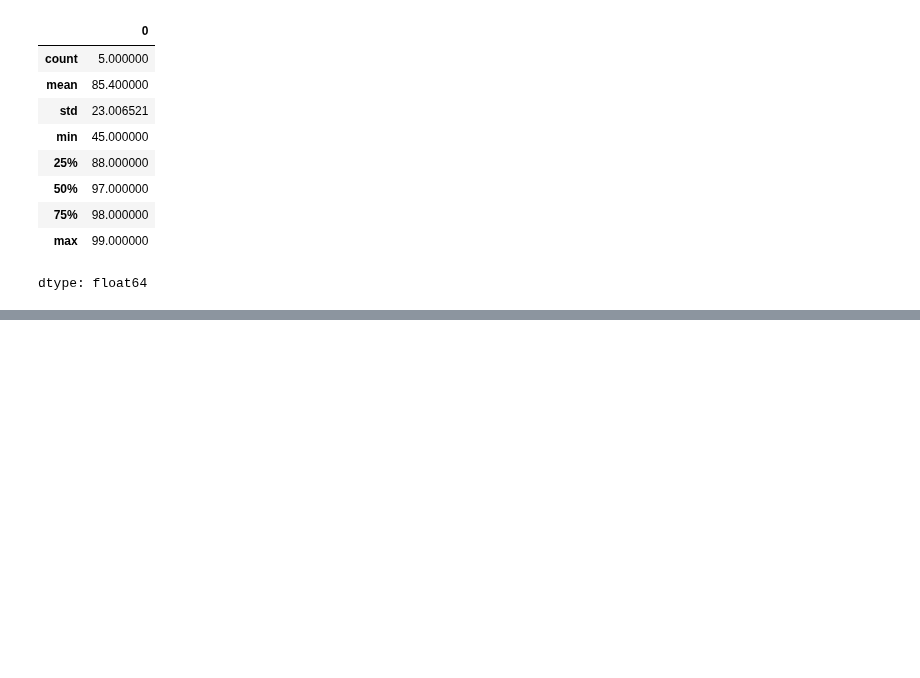
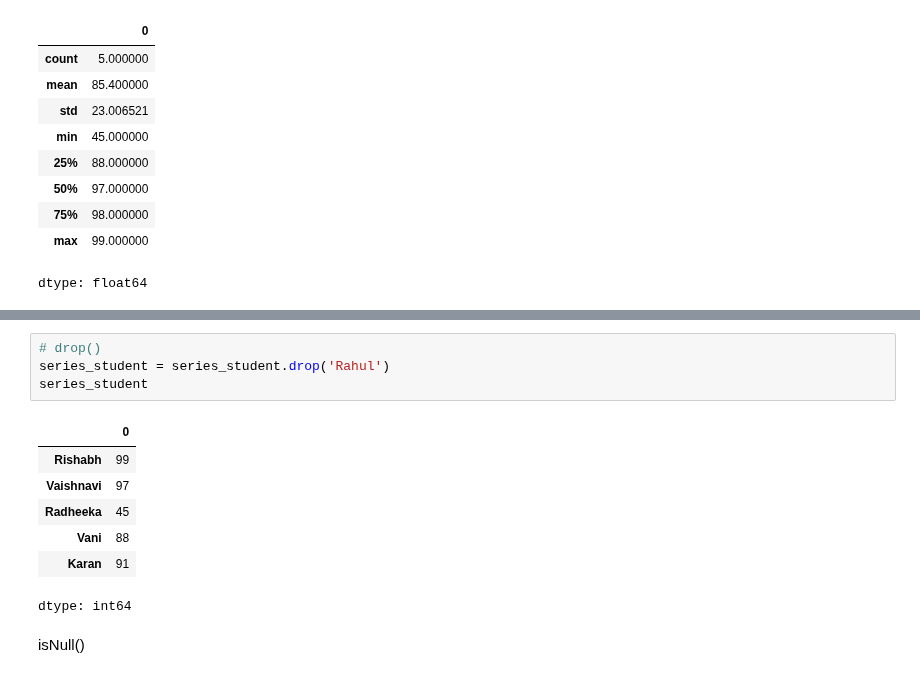
Before and after one commit to Rishabh9559/Data_science, a Jupyter notebook: python/Pandas.ipynb, the cells around one changed output, grey strips where cells are left out. Drawn from its saved outputs; the diff is of its cells as text; blank space fills up the shorter version.

```diff
--- a/python/Pandas.ipynb
+++ b/python/Pandas.ipynb
@@ -272,0 +302,14 @@ dtype: float64
+# %%
+# drop()
+series_student = series_student.drop('Rahul')
+series_student
+# %% [output]
+|  | 0 |
+| Rishabh | 99 |
+| Vaishnavi | 97 |
+| Radheeka | 45 |
+| Vani | 88 |
+| Karan | 91 |
+dtype: int64
+# %% [markdown]
+isNull()
```
Also changed, not shown: parts of 7 cells of this notebook.
